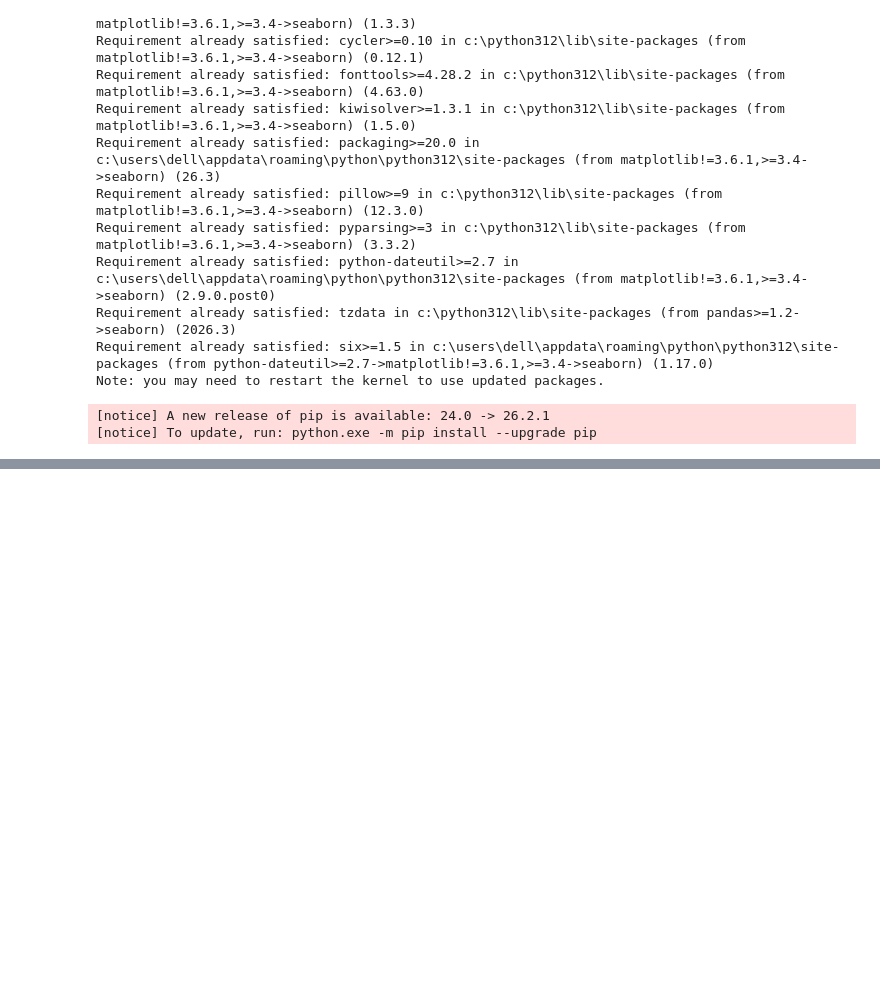
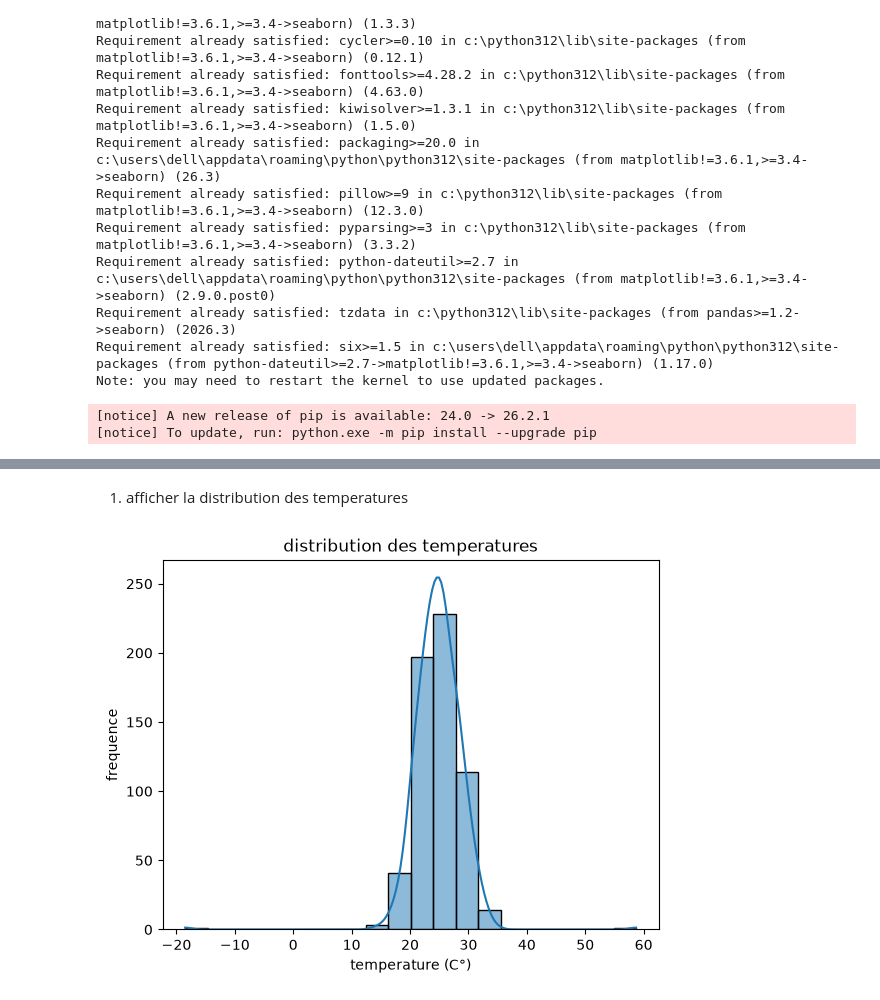
Before and after one commit to yohanfredyh/atelier_seaborn, a Jupyter notebook: notebooks/atelier_seaborn_iot.ipynb, the cells around one changed output, grey strips where cells are left out. Saved outputs shown, nothing was run; the diff lists cells and outputs as text; code cells hidden in the pictures; blank space fills up the shorter version.

Commit message:
partie 1 distribution d'une variable avec histplot

```diff
--- a/notebooks/atelier_seaborn_iot.ipynb
+++ b/notebooks/atelier_seaborn_iot.ipynb
@@ -31,0 +60,10 @@ df =pd.read_csv(r"C:\Users\DELL\OneDrive\Documents\odc\03-python_pour_ML_et_IA\a
+# %% [markdown]
+1) afficher la distribution des temperatures
+# %%
+sns.histplot(data=df, x="temperature", bins=20, kde=True)
+plt.title("distribution des temperatures")
+plt.xlabel("temperature (C°)")
+plt.ylabel("frequence")
+plt.show()
+# %% [output]
+[figure, added]
```
Also changed, not shown: parts of 13 cells of this notebook.
